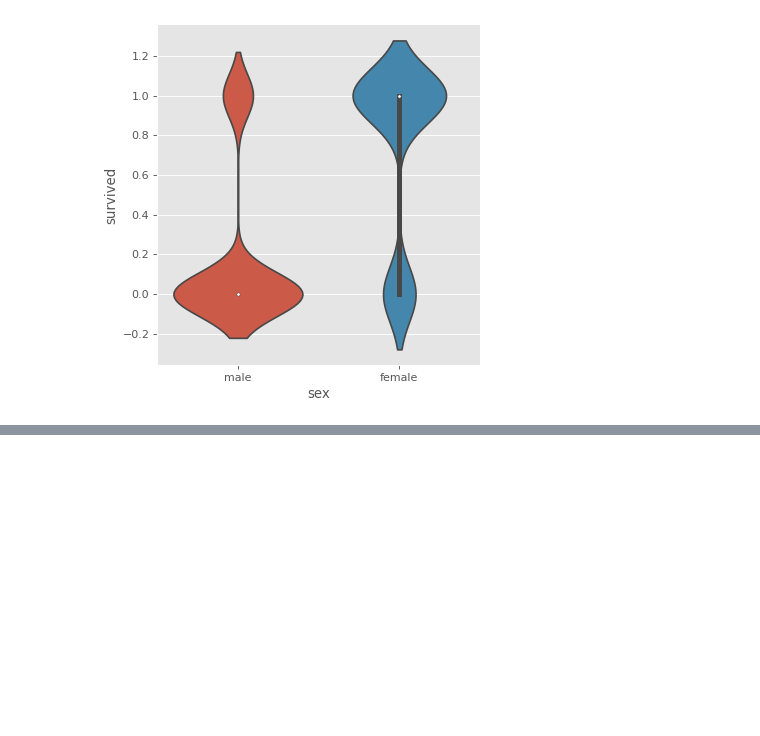
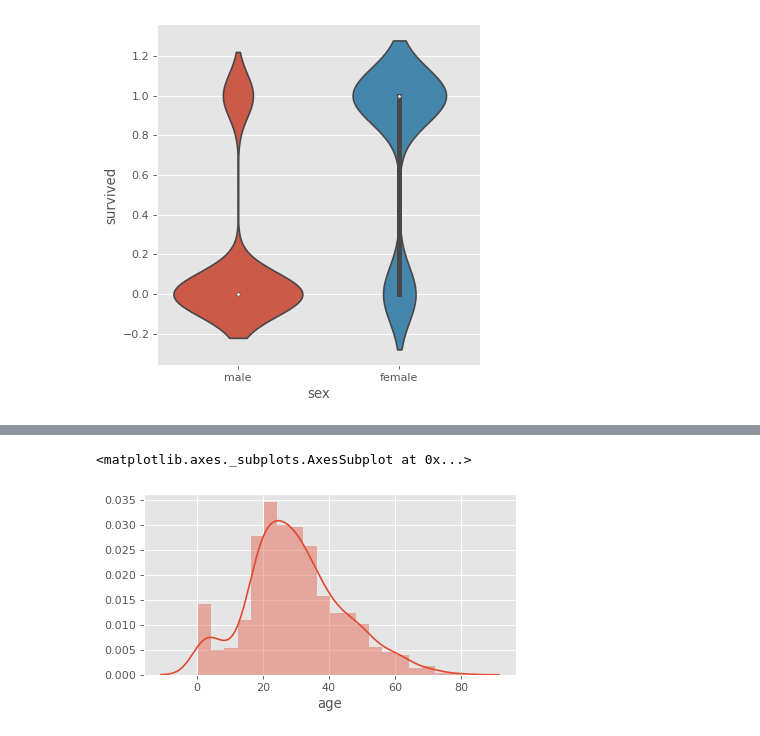
Before and after one commit to fadilparves/EDA, a Jupyter notebook: eda_titanic/titanic_eda.ipynb, the cells around one changed output, grey strips where cells are left out. Drawn from its saved outputs; the diff is of its cells as text; code cells hidden in the pictures; blank space fills up the shorter version.

```diff
--- a/eda_titanic/titanic_eda.ipynb
+++ b/eda_titanic/titanic_eda.ipynb
@@ -195,0 +201,5 @@ sns.catplot(x='sex', y='survived', kind='violin',data=titanic)
+# %%
+sns.distplot(titanic['age'])
+# %% [output]
+<matplotlib.axes._subplots.AxesSubplot at 0x...>
+[figure, added]
```
Also changed, not shown: parts of 4 cells of this notebook.
